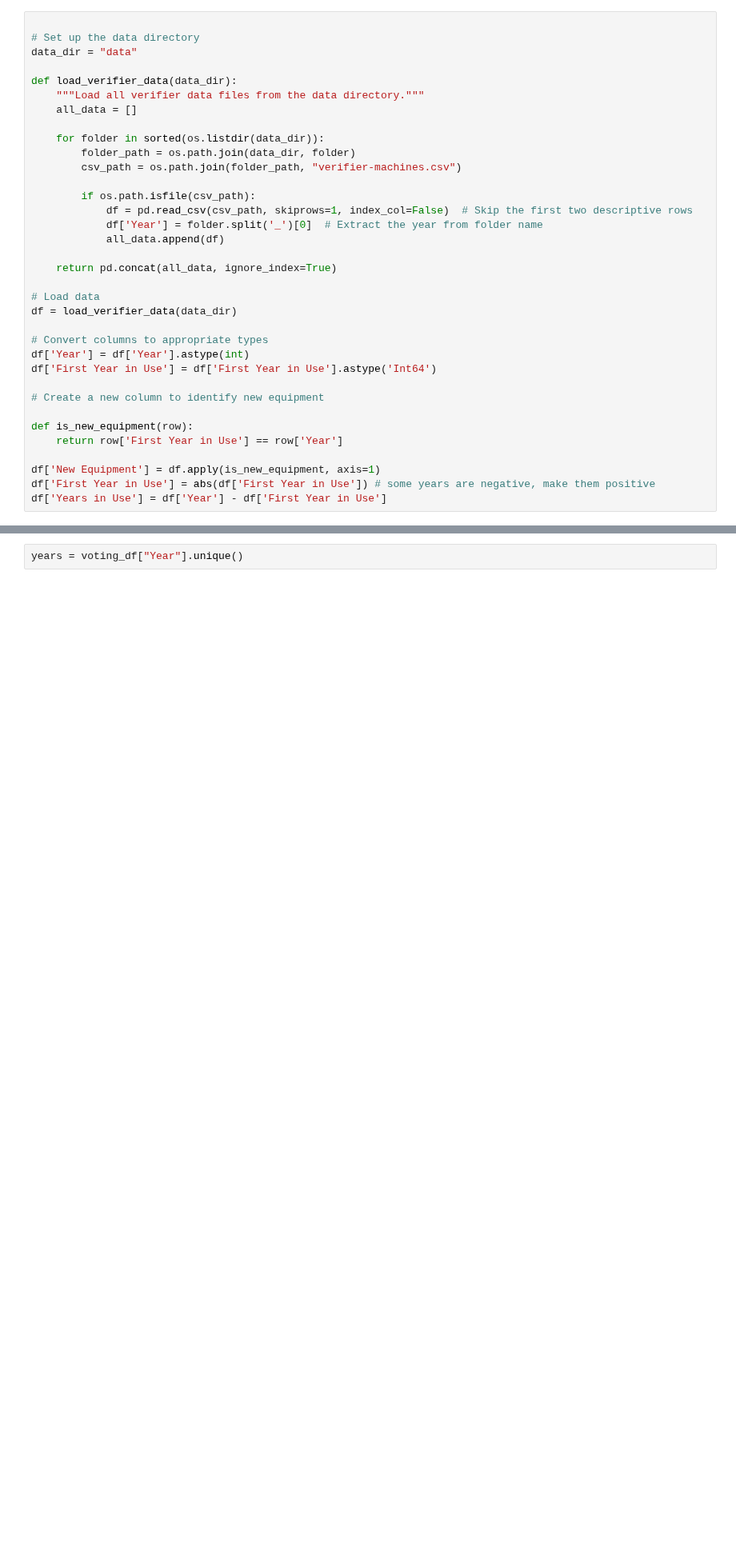
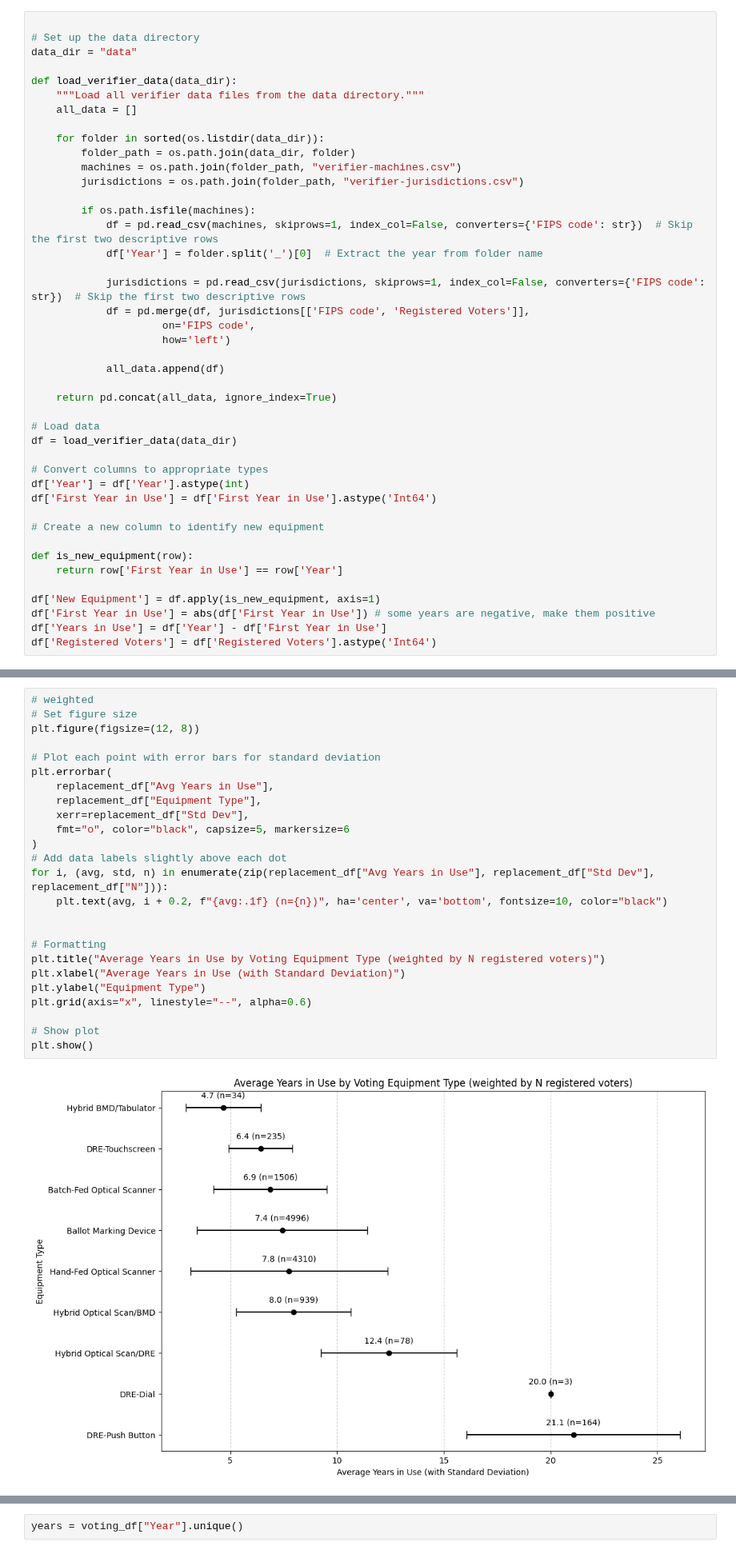
Before and after one commit to Bipartisan-Policy-Center/voting-equipment, a Jupyter notebook: analysis.ipynb, the cells around one changed output, grey strips where cells are left out. Shown at 80% size. Drawn from its saved outputs; the diff is of its cells as text; blank space fills up the shorter version.

Commit message:
read reg. voter population from VV data, use that to weight some plots

```diff
--- a/analysis.ipynb
+++ b/analysis.ipynb
@@ -28,11 +28,18 @@ def load_verifier_data(data_dir):
 
     for folder in sorted(os.listdir(data_dir)):
         folder_path = os.path.join(data_dir, folder)
-        csv_path = os.path.join(folder_path, "verifier-machines.csv")
+        machines = os.path.join(folder_path, "verifier-machines.csv")
+        jurisdictions = os.path.join(folder_path, "verifier-jurisdictions.csv")
 
-        if os.path.isfile(csv_path):
-            df = pd.read_csv(csv_path, skiprows=1, index_col=False)  # Skip the first two descriptive rows
+        if os.path.isfile(machines):
+            df = pd.read_csv(machines, skiprows=1, index_col=False, converters={'FIPS code': str})  # Skip the first two descriptive rows
             df['Year'] = folder.split('_')[0]  # Extract the year from folder name
+
+            jurisdictions = pd.read_csv(jurisdictions, skiprows=1, index_col=False, converters={'FIPS code': str})  # Skip the first two descriptive rows
+            df = pd.merge(df, jurisdictions[['FIPS code', 'Registered Voters']],
+                     on='FIPS code',
+                     how='left')
+
             all_data.append(df)
 
     return pd.concat(all_data, ignore_index=True)
@@ -52,3 +59,4 @@ def is_new_equipment(row):
 df['New Equipment'] = df.apply(is_new_equipment, axis=1)
 df['First Year in Use'] = abs(df['First Year in Use']) # some years are negative, make them positive
 df['Years in Use'] = df['Year'] - df['First Year in Use']
+df['Registered Voters'] = df['Registered Voters'].astype('Int64')
@@ -295,3 +305,30 @@ plt.show()
+# %%
+# weighted
+# Set figure size
+plt.figure(figsize=(12, 8))
+
+# Plot each point with error bars for standard deviation
+plt.errorbar(
+    replacement_df["Avg Years in Use"],
+    replacement_df["Equipment Type"],
+    xerr=replacement_df["Std Dev"],
+    fmt="o", color="black", capsize=5, markersize=6
+)
+# Add data labels slightly above each dot
+for i, (avg, std, n) in enumerate(zip(replacement_df["Avg Years in Use"], replacement_df["Std Dev"], replacement_df["N"])):
+    plt.text(avg, i + 0.2, f"{avg:.1f} (n={n})", ha='center', va='bottom', fontsize=10, color="black")
+
+
+# Formatting
+plt.title("Average Years in Use by Voting Equipment Type (weighted by N registered voters)")
+plt.xlabel("Average Years in Use (with Standard Deviation)")
+plt.ylabel("Equipment Type")
+plt.grid(axis="x", linestyle="--", alpha=0.6)
+
+# Show plot
+plt.show()
+# %% [output]
+[figure, added]
 # %% [markdown]
 ## Peak Detection / Measurement
 
```
Also changed, not shown: parts of 9 cells of this notebook, 13 other files.
